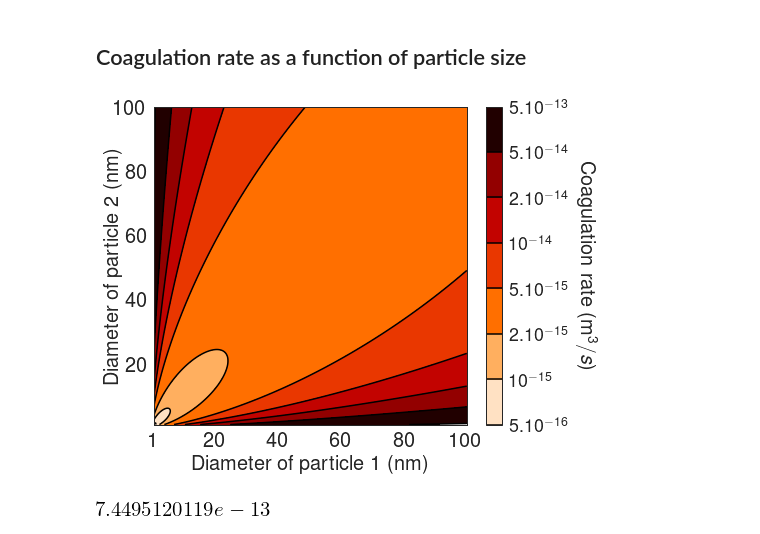
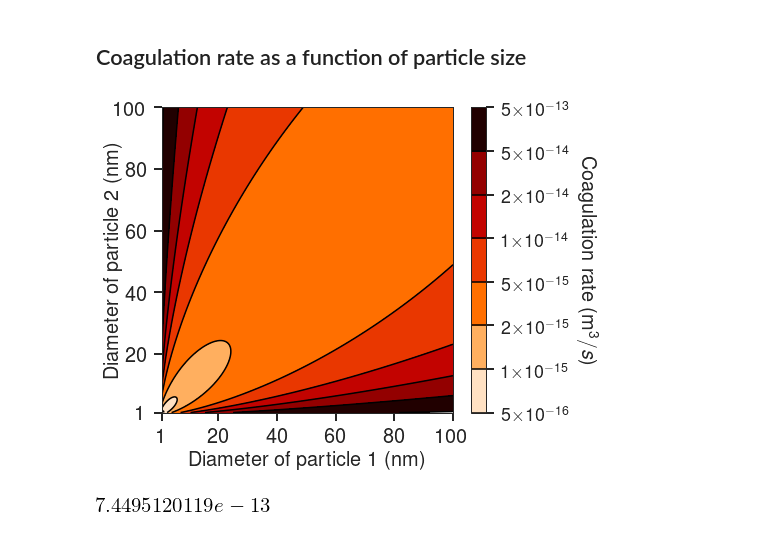
Before and after one commit to caos21/ndust, a Jupyter notebook: press/Coagulation-Rate.ipynb, the cells around one changed output. Saved outputs shown, nothing was run; the diff lists cells and outputs as text; code cells hidden in the pictures.

```diff
--- a/press/Coagulation-Rate.ipynb
+++ b/press/Coagulation-Rate.ipynb
@@ -11,8 +11,8 @@ import matplotlib.colors as colors
 from matplotlib.ticker import MaxNLocator
 from matplotlib.colors import BoundaryNorm
 import mpmath as mp
-import seaborn as sbn
-sbn.set(font_scale = 2.0)
+import seaborn as sns
+sns.set(font_scale = 2.0)
 import scipy as sci
 import scipy.special as special
 import scipy.constants as const
@@ -43,13 +43,15 @@ mpl.rcParams['text.latex.preamble'] = [
        r'\sansmath'               # <- tricky! -- gotta actually tell tex to use!
 ]
 sy.init_printing()
-from IPython.display import display, Math, Latex
 import itertools as itt
-current_palette = sbn.color_palette()
+current_palette = sns.color_palette()
 #sbn.set_style('darkgrid', {'axes.linewidth': '1', 'axes.edgecolor': '0.15'})
 # sbn.set_style("whitegrid", {'axes.grid' : False})
-sbn.set_style("whitegrid", {'axes.linewidth': '1', 'axes.edgecolor': '0.15'})
+#sbn.set_style("whitegrid", {'axes.linewidth': '1', 'axes.edgecolor': '0.15'})
+sns.set_style("whitegrid", {'axes.linewidth': '1', 'axes.edgecolor': '0.15',
+                            "xtick.major.size": 8, "ytick.major.size": 8,
+                            "xtick.minor.size": 4, "ytick.minor.size": 4})
 #sbn.palplot(current_palette = sbn.color_palette())
-sbn.palplot(current_palette)
+sns.palplot(current_palette)
 plt.show()
 # %% [output]
@@ -93,42 +95,45 @@ bf = beta_free(vx, vy)
 # %% [markdown]
 ## Coagulation rate as a function of particle size
 # %%
-fig, ax = plt.subplots(figsize=(7, 5.85))
+fig, ax = plt.subplots(figsize=(7.5, 5.85))
 
 #levels = MaxNLocator(nbins=15).tick_values(bf.min(), bf.max())
 #levels[0] = 1e-16
 #levels = np.logspace(-16, -12, 10)
 #levels = 10.0**np.arange(-16, -11)
 levels = [5e-16, 1e-15, 2e-15, 5e-15, 1e-14, 2e-14, 5e-14, 5e-13]
 #levels = np.logspace(np.log10(np.min(bf)), np.log10(np.max(bf)), 1)
 #levels[0] = np.min(bf)
 #levels[-1] = np.max(bf)
 #levels = np.arange(np.floor(np.log10(bf.min())-1),
 #                   np.ceil(np.log10(bf.max())+1))
 cf = ax.contourf(dx, dy, bf, levels=levels, cmap=cm.gist_heat_r,  norm=colors.LogNorm())
 #cf = ax.contourf(dx, dy, bf, levels=levels, cmap=cm.gist_heat_r,
 #                 locator=mtick.LogLocator())
 cs = ax.contour(dx, dy, bf, levels=levels, origin='lower',
                 colors='k', linewidths=1.5)
 cb = fig.colorbar(cf, ax=ax, ticks=levels)
 cb.add_lines(cs)
 cb.ax.set_ylabel(r'Coagulation rate $(\text{m}^3/s)$', rotation=270, fontsize=20, labelpad=30)
 cb.ax.tick_params(labelsize=18)
 
 ax.set_xlabel('Diameter of particle 1 (nm)', size=20)
 ax.set_ylabel('Diameter of particle 2 (nm)', size=20, labelpad=-8)
 xy=np.arange(0, 120, 20)
 xy[0] = 1
 plt.xticks(xy, xy)
+plt.yticks(xy, xy)
 
 cb.set_ticks(levels)
-cb.set_ticklabels([r'$5.10^{-16}$', r'$10^{-15}$', r'$2.10^{-15}$', r'$5.10^{-15}$',
-                   r'$10^{-14}$', r'$2.10^{-14}$', r'$5.10^{-14}$', r'$5.10^{-13}$'])
+cb.set_ticklabels([r'$5{\times}10^{-16}$', r'$1{\times}10^{-15}$', r'$2{\times}10^{-15}$', r'$5{\times}10^{-15}$',
+                   r'$1{\times}10^{-14}$', r'$2{\times}10^{-14}$', r'$5{\times}10^{-14}$', r'$5{\times}10^{-13}$'])
 
-plt.savefig('beta-free.eps')
+#plt.savefig('beta-free.eps')
+plt.tight_layout()
+plt.savefig('fig1.eps')
 plt.show()
 # %% [output]
-[figure, old version]
+[figure, new version]
 # %%
 np.max(bf)
 # %% [output]
```
Also changed, not shown: parts of 1 cell of this notebook, 8 other files.
